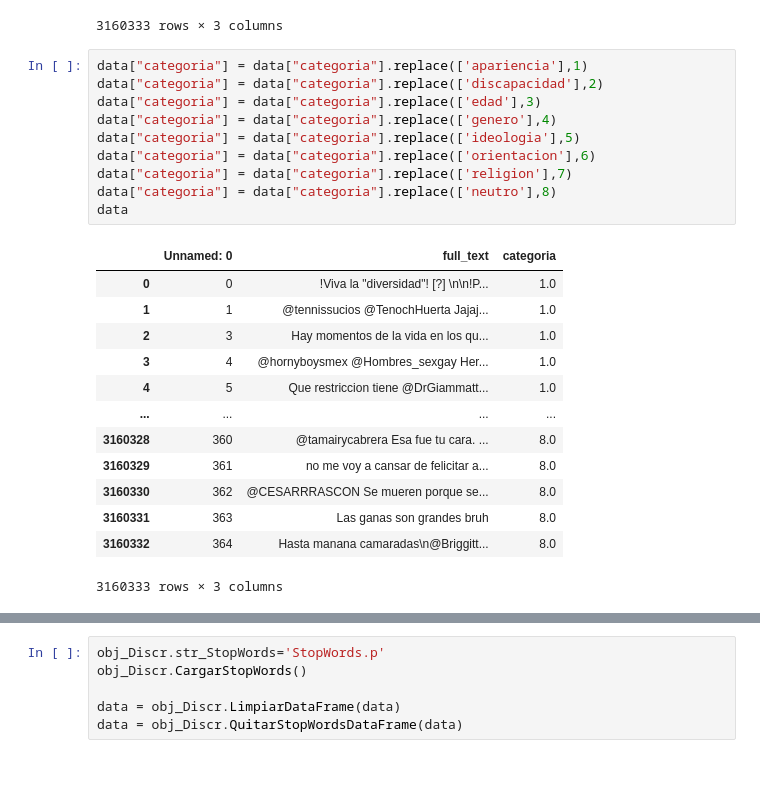
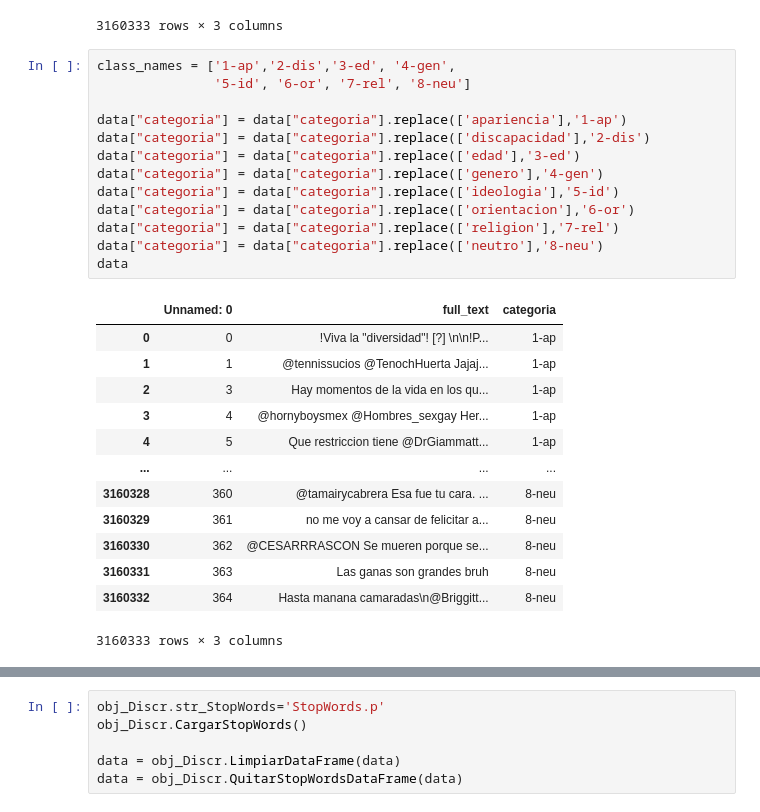
Before and after one commit to xuxoramos/discriminamometro, a Jupyter notebook: discriminamometro/scripts/04_modelado_discriminacion_binaria.ipynb, the cells around one changed output, grey strips where cells are left out. Drawn from its saved outputs; the diff is of its cells as text; blank space fills up the shorter version.

```diff
--- a/discriminamometro/scripts/04_modelado_discriminacion_binaria.ipynb
+++ b/discriminamometro/scripts/04_modelado_discriminacion_binaria.ipynb
@@ -298,26 +321,29 @@ data
 | 3160332 | 364 | Hasta manana camaradas\n@Briggitt... | neutro |
 3160333 rows × 3 columns
 # %%
-data["categoria"] = data["categoria"].replace(['apariencia'],1)
-data["categoria"] = data["categoria"].replace(['discapacidad'],2)
-data["categoria"] = data["categoria"].replace(['edad'],3)
-data["categoria"] = data["categoria"].replace(['genero'],4)
-data["categoria"] = data["categoria"].replace(['ideologia'],5)
-data["categoria"] = data["categoria"].replace(['orientacion'],6)
-data["categoria"] = data["categoria"].replace(['religion'],7)
-data["categoria"] = data["categoria"].replace(['neutro'],8)
+class_names = ['1-ap','2-dis','3-ed', '4-gen',
+               '5-id', '6-or', '7-rel', '8-neu']
+
+data["categoria"] = data["categoria"].replace(['apariencia'],'1-ap')
+data["categoria"] = data["categoria"].replace(['discapacidad'],'2-dis')
+data["categoria"] = data["categoria"].replace(['edad'],'3-ed')
+data["categoria"] = data["categoria"].replace(['genero'],'4-gen')
+data["categoria"] = data["categoria"].replace(['ideologia'],'5-id')
+data["categoria"] = data["categoria"].replace(['orientacion'],'6-or')
+data["categoria"] = data["categoria"].replace(['religion'],'7-rel')
+data["categoria"] = data["categoria"].replace(['neutro'],'8-neu')
 data
 # %% [output]
 |  | Unnamed: 0 | full_text | categoria |
-| 0 | 0 | !Viva la "diversidad"! [?] \n\n!P... | 1.0 |
-| 1 | 1 | @tennissucios @TenochHuerta Jajaj... | 1.0 |
-| 2 | 3 | Hay momentos de la vida en los qu... | 1.0 |
-| 3 | 4 | @hornyboysmex @Hombres_sexgay Her... | 1.0 |
-| 4 | 5 | Que restriccion tiene @DrGiammatt... | 1.0 |
+| 0 | 0 | !Viva la "diversidad"! [?] \n\n!P... | 1-ap |
+| 1 | 1 | @tennissucios @TenochHuerta Jajaj... | 1-ap |
+| 2 | 3 | Hay momentos de la vida en los qu... | 1-ap |
+| 3 | 4 | @hornyboysmex @Hombres_sexgay Her... | 1-ap |
+| 4 | 5 | Que restriccion tiene @DrGiammatt... | 1-ap |
 | ... | ... | ... | ... |
-| 3160328 | 360 | @tamairycabrera Esa fue tu cara. ... | 8.0 |
-| 3160329 | 361 | no me voy a cansar de felicitar a... | 8.0 |
-| 3160330 | 362 | @CESARRRASCON Se mueren porque se... | 8.0 |
-| 3160331 | 363 | Las ganas son grandes bruh | 8.0 |
-| 3160332 | 364 | Hasta manana camaradas\n@Briggitt... | 8.0 |
+| 3160328 | 360 | @tamairycabrera Esa fue tu cara. ... | 8-neu |
+| 3160329 | 361 | no me voy a cansar de felicitar a... | 8-neu |
+| 3160330 | 362 | @CESARRRASCON Se mueren porque se... | 8-neu |
+| 3160331 | 363 | Las ganas son grandes bruh | 8-neu |
+| 3160332 | 364 | Hasta manana camaradas\n@Briggitt... | 8-neu |
 3160333 rows × 3 columns
```
Also changed, not shown: parts of 24 cells of this notebook, 1 other file.
